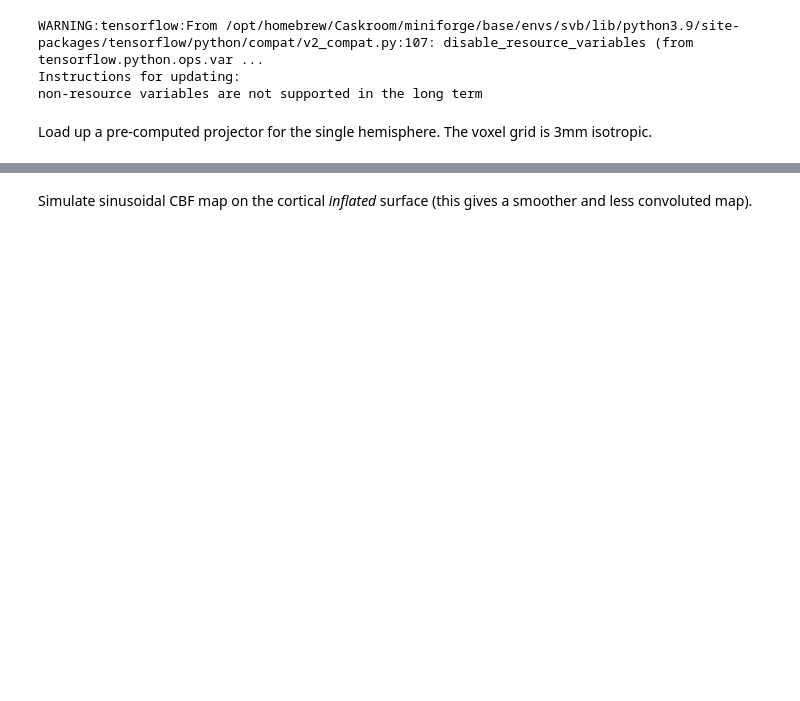
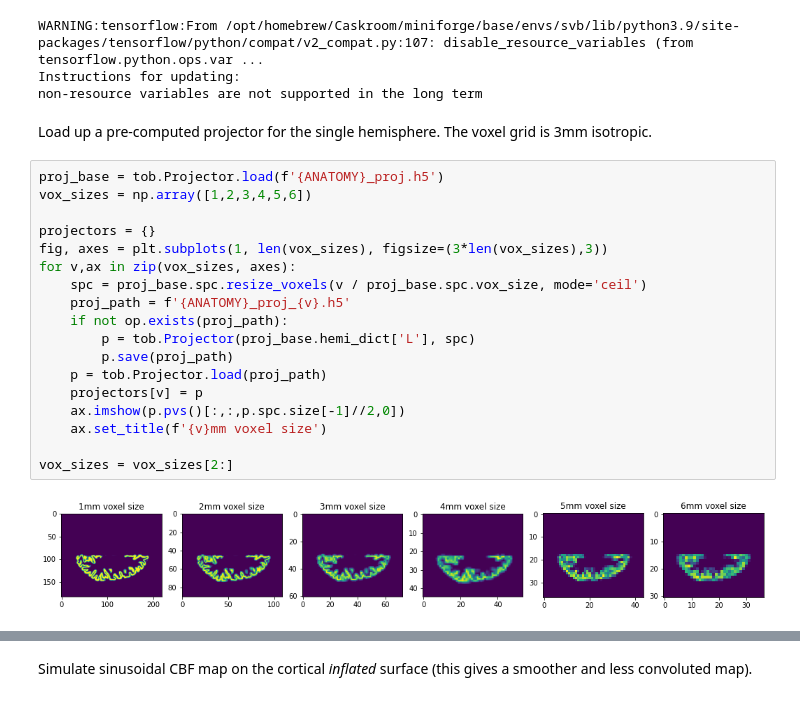
Before and after one commit to tomfrankkirk/svb_evaluation, a Jupyter notebook: brain_eval.ipynb, the cells around one changed output, grey strips where cells are left out. Saved outputs shown, nothing was run; the diff lists cells and outputs as text; blank space fills up the shorter version.

```diff
--- a/brain_eval.ipynb
+++ b/brain_eval.ipynb
@@ -58,3 +61,23 @@ Instructions for updating:
 non-resource variables are not supported in the long term
 # %% [markdown]
 Load up a pre-computed projector for the single hemisphere. The voxel grid is 3mm isotropic.
+# %%
+proj_base = tob.Projector.load(f'{ANATOMY}_proj.h5')
+vox_sizes = np.array([1,2,3,4,5,6])
+
+projectors = {}
+fig, axes = plt.subplots(1, len(vox_sizes), figsize=(3*len(vox_sizes),3))
+for v,ax in zip(vox_sizes, axes):
+    spc = proj_base.spc.resize_voxels(v / proj_base.spc.vox_size, mode='ceil')
+    proj_path = f'{ANATOMY}_proj_{v}.h5'
+    if not op.exists(proj_path):
+        p = tob.Projector(proj_base.hemi_dict['L'], spc)
+        p.save(proj_path)
+    p = tob.Projector.load(proj_path)
+    projectors[v] = p
+    ax.imshow(p.pvs()[:,:,p.spc.size[-1]//2,0])
+    ax.set_title(f'{v}mm voxel size')
+
+vox_sizes = vox_sizes[2:]
+# %% [output]
+[figure, added]
```
Also changed, not shown: parts of 29 cells of this notebook, 15 other files.
